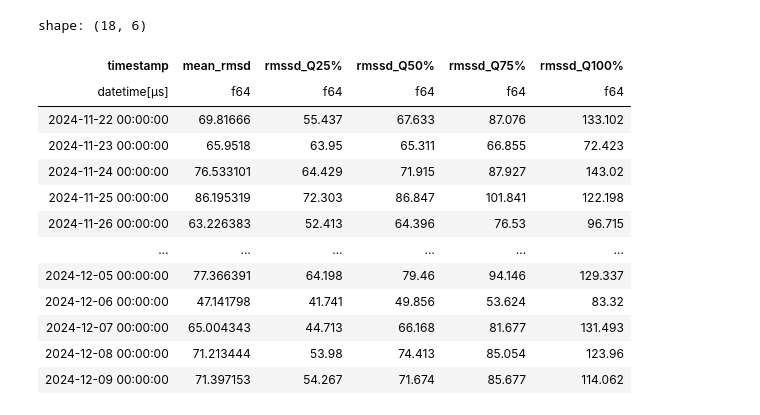
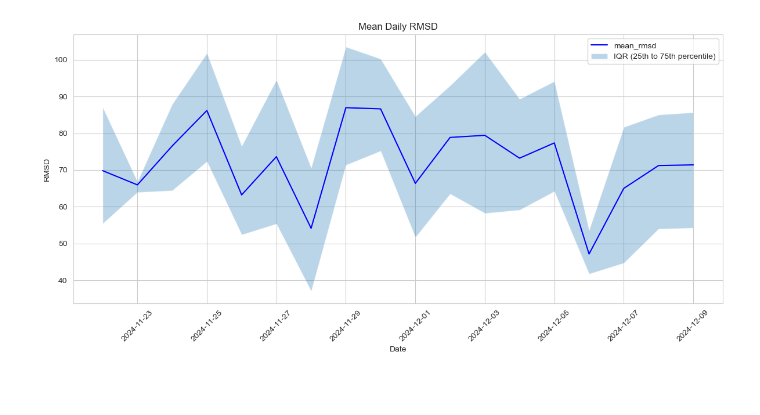
Before and after one commit to roman91DE/fitbitData, a Jupyter notebook: src/main.ipynb, the cells around one changed output. Saved outputs shown, nothing was run; the diff lists cells and outputs as text; code cells hidden in the pictures; blank space fills up the shorter version.

```diff
--- a/src/main.ipynb
+++ b/src/main.ipynb
@@ -17,13 +158,3 @@ fitbitdata = data / "Takeout" / "Fitbit"
-# %%
-data_collection: dict[str, list[Path]] = {}
-
-for subdir in fitbitdata.glob("*"):
-    for file in subdir.glob("*.csv"):
-        topic = subdir.parts[-1]
-        if topic in data_collection.keys():
-            data_collection[topic].append(file)
-        else:
-            data_collection[topic] = [file]
 # %%
 step_files = filter(
     lambda p: "steps" in p.parts[-1], data_collection["Physical Activity_GoogleData"]
@@ -87,36 +182,37 @@ plt.show()
 # %%
 hrv_files = filter(
     lambda p: "Heart Rate Variability Details" in p.parts[-1],
     data_collection["Heart Rate Variability"],
 )
 
 
 query = pl.scan_csv(list(hrv_files), schema_overrides={"timestamp": pl.Datetime}).sort(
     by="timestamp"
 )
 
 query = query.group_by_dynamic("timestamp", every="1d", closed="left").agg(
     pl.col("rmssd").mean().alias("mean_rmsd"),
     pl.col("rmssd").quantile(0.25).name.suffix("_Q25%"),
     pl.col("rmssd").quantile(0.5).name.suffix("_Q50%"),
     pl.col("rmssd").quantile(0.75).name.suffix("_Q75%"),
     pl.col("rmssd").quantile(1).name.suffix("_Q100%"),
 )
 
 
-(hrv_df := query.collect())
+hrv_df = query.collect()
+
+quantile_columns = {
+    "IQR (25th to 75th percentile)": ("rmssd_Q25%", "rmssd_Q75%"),
+}
+
+plot_timeseries(
+    df=hrv_df,
+    timestamp_col="timestamp",
+    mean_col="mean_rmsd",
+    quantile_cols=quantile_columns,
+    xlabel="Date",
+    ylabel="RMSD",
+    title="Mean Daily RMSD",
+)
 # %% [output]
-shape: (18, 6)
-| timestamp | mean_rmsd | rmssd_Q25% | rmssd_Q50% | rmssd_Q75% | rmssd_Q100% |
-| datetime[μs] | f64 | f64 | f64 | f64 | f64 |
-| 2024-11-22 00:00:00 | 69.81666 | 55.437 | 67.633 | 87.076 | 133.102 |
-| 2024-11-23 00:00:00 | 65.9518 | 63.95 | 65.311 | 66.855 | 72.423 |
-| 2024-11-24 00:00:00 | 76.533101 | 64.429 | 71.915 | 87.927 | 143.02 |
-| 2024-11-25 00:00:00 | 86.195319 | 72.303 | 86.847 | 101.841 | 122.198 |
-| 2024-11-26 00:00:00 | 63.226383 | 52.413 | 64.396 | 76.53 | 96.715 |
-| … | … | … | … | … | … |
-| 2024-12-05 00:00:00 | 77.366391 | 64.198 | 79.46 | 94.146 | 129.337 |
-| 2024-12-06 00:00:00 | 47.141798 | 41.741 | 49.856 | 53.624 | 83.32 |
-| 2024-12-07 00:00:00 | 65.004343 | 44.713 | 66.168 | 81.677 | 131.493 |
-| 2024-12-08 00:00:00 | 71.213444 | 53.98 | 74.413 | 85.054 | 123.96 |
-| 2024-12-09 00:00:00 | 71.397153 | 54.267 | 71.674 | 85.677 | 114.062 |
+[figure, added]
```
Also changed, not shown: parts of 14 cells of this notebook.
